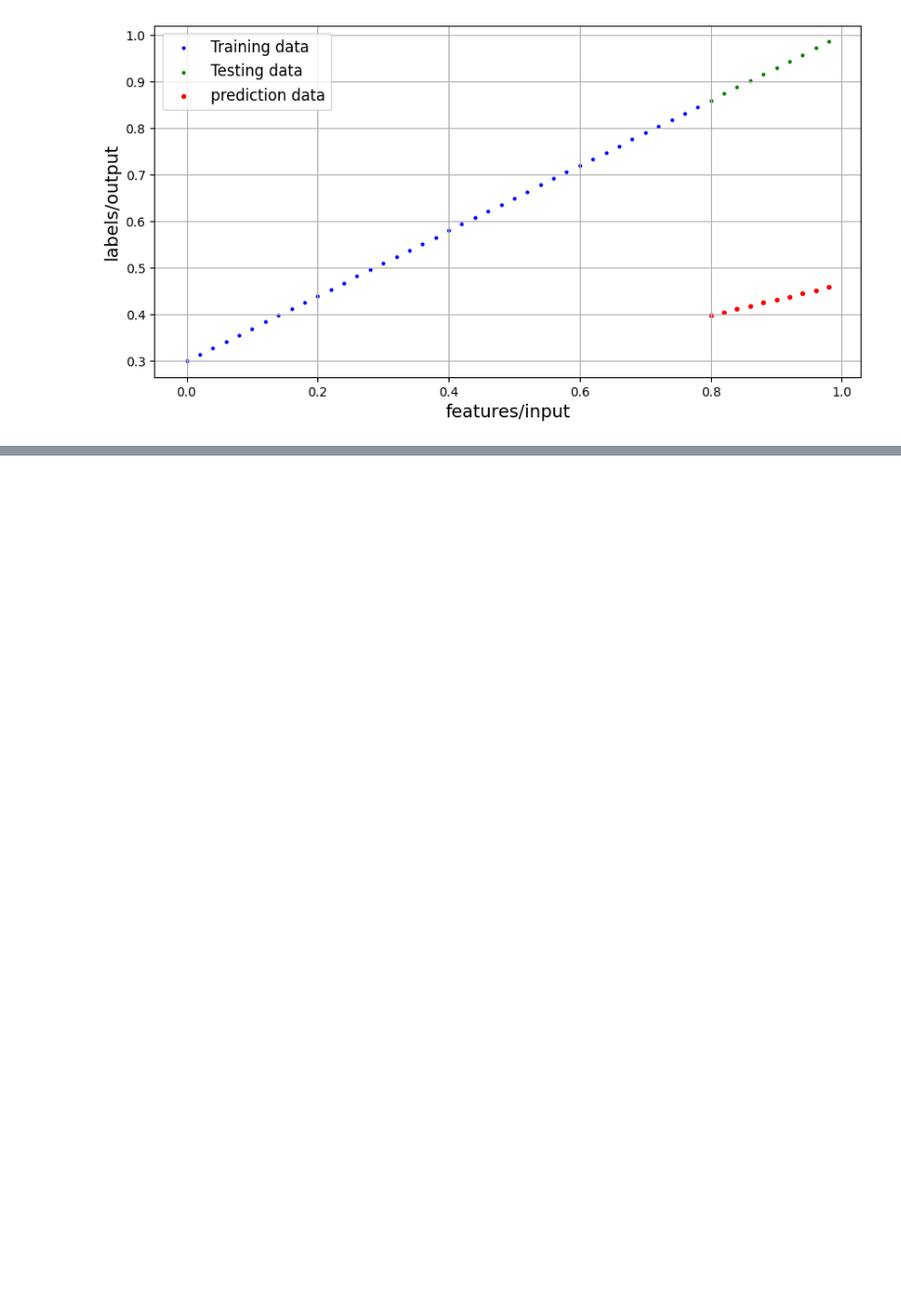
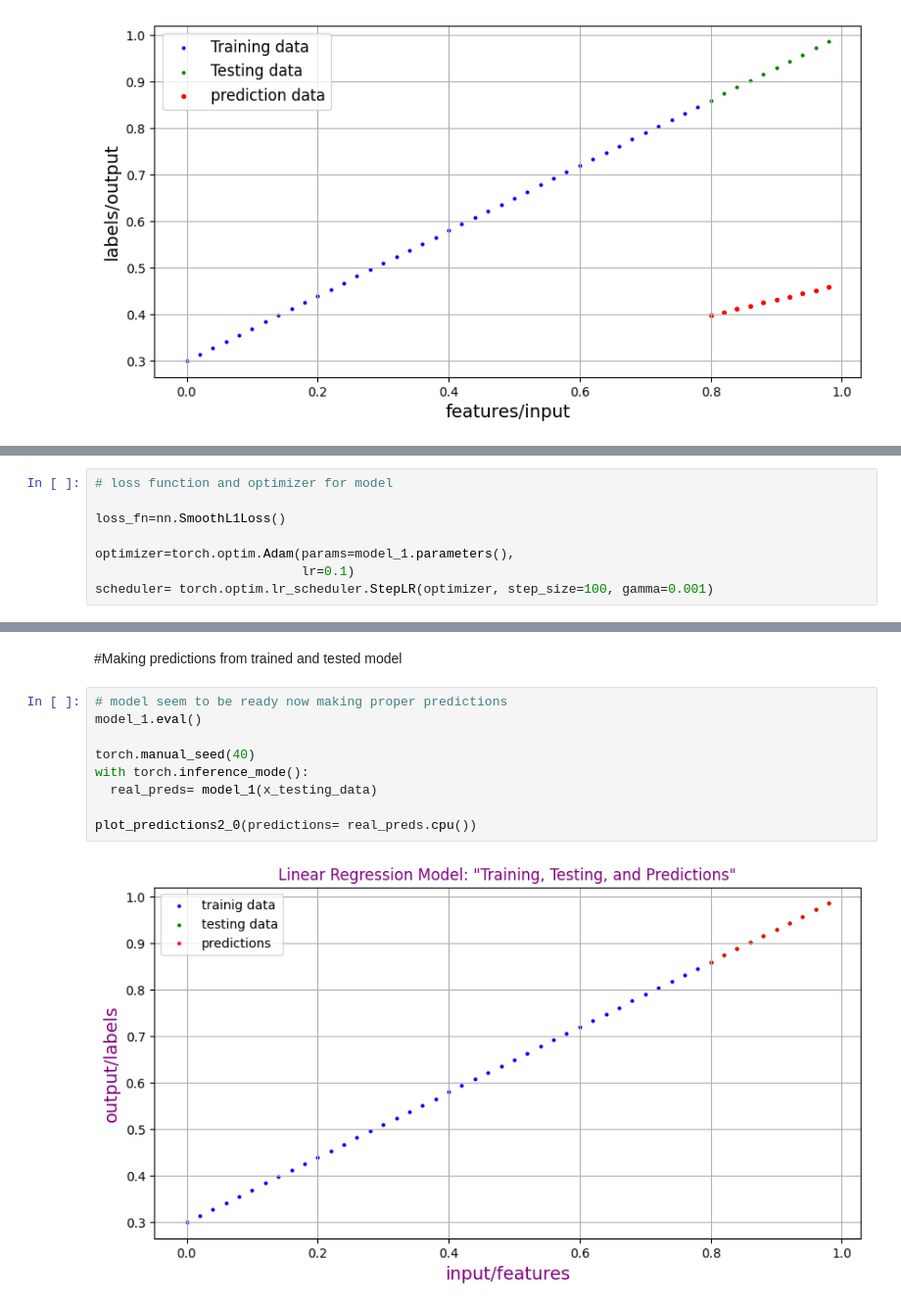
Before and after one commit to Nouman-wisal/pytorch, a Jupyter notebook: 01_pytorch_workflow_video.ipynb, the cells around one changed output, grey strips where cells are left out. Shown at 98% size. Cells and saved outputs as stored; diff of their text form; blank space fills up the shorter version.

```diff
--- a/01_pytorch_workflow_video.ipynb
+++ b/01_pytorch_workflow_video.ipynb
@@ -298,0 +444,8 @@ plt.show()
+# %%
+# loss function and optimizer for model
+
+loss_fn=nn.SmoothL1Loss()
+
+optimizer=torch.optim.Adam(params=model_1.parameters(),
+                           lr=0.1)
+scheduler= torch.optim.lr_scheduler.StepLR(optimizer, step_size=100, gamma=0.001)
@@ -298,0 +536,13 @@ plt.show()
+# %% [markdown]
+#Making predictions from trained and tested model
+# %%
+# model seem to be ready now making proper predictions
+model_1.eval()
+
+torch.manual_seed(40)
+with torch.inference_mode():
+  real_preds= model_1(x_testing_data)
+
+plot_predictions2_0(predictions= real_preds.cpu())
+# %% [output]
+[figure, added]
```
Also changed, not shown: parts of 27 cells of this notebook.
